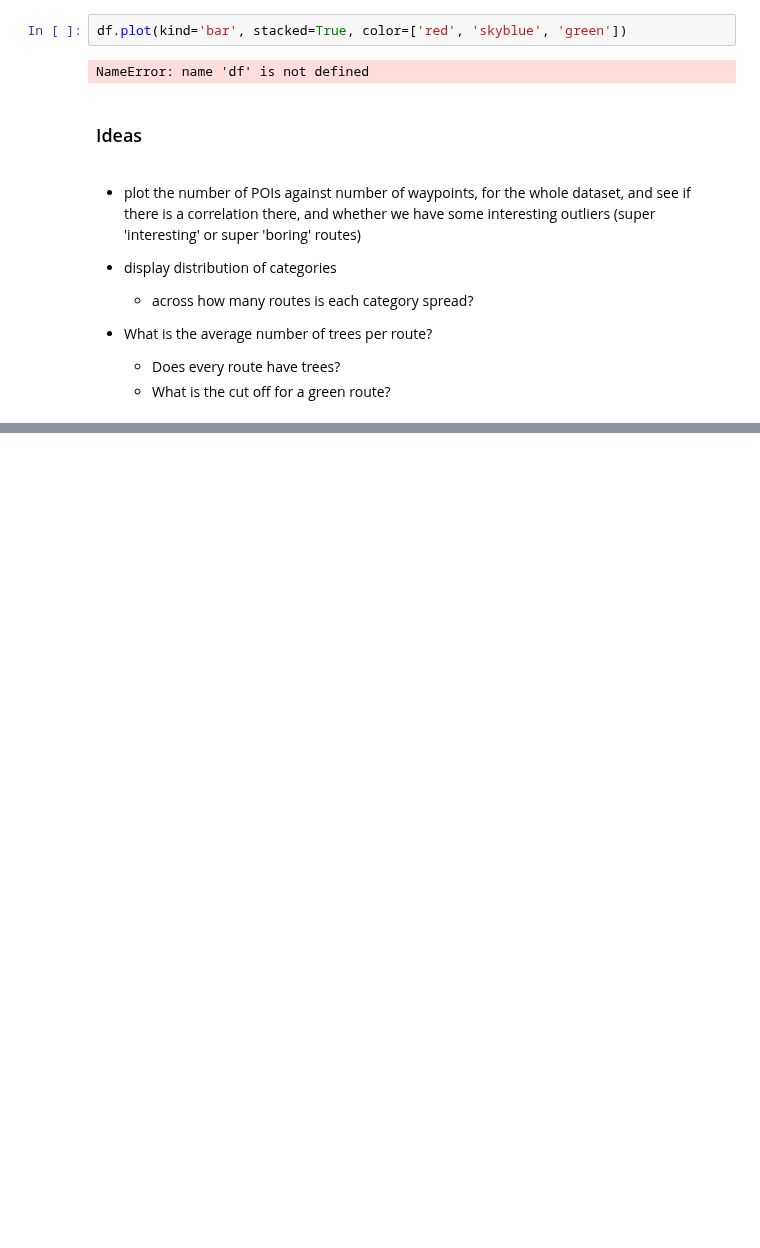
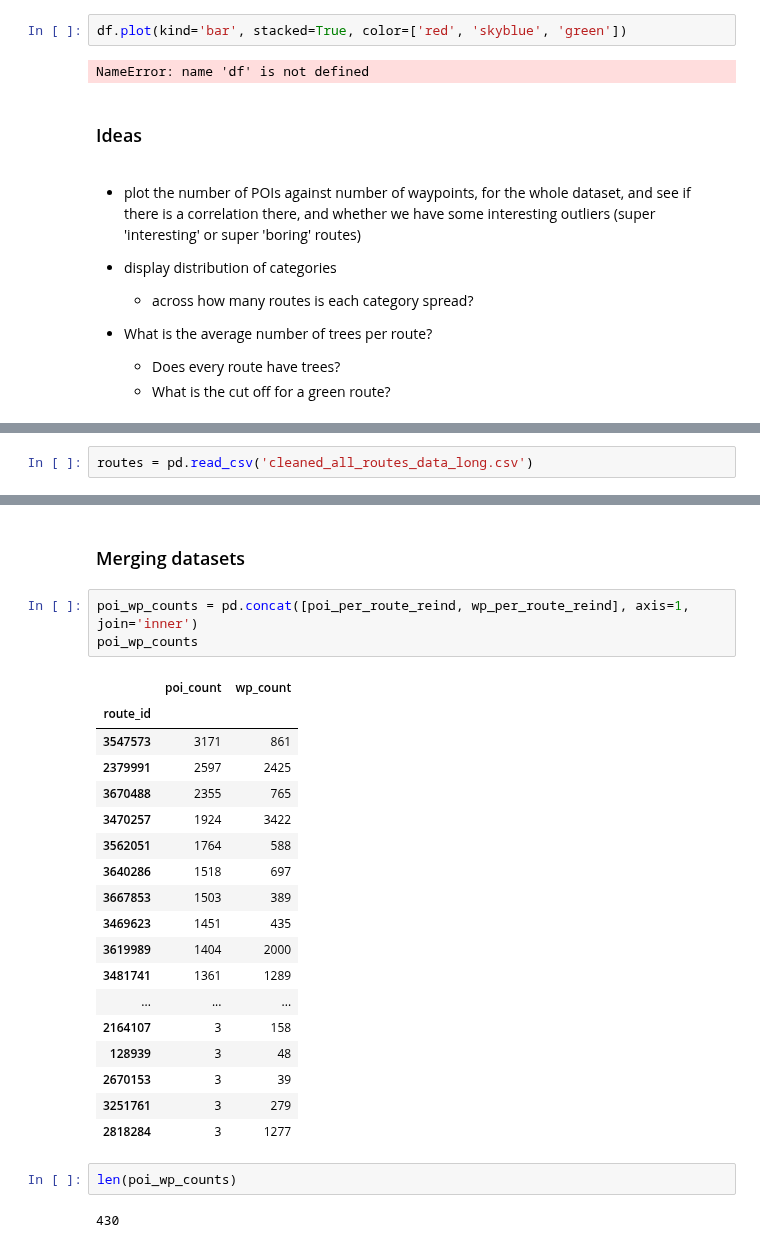
Before and after one commit to TechLabs-Berlin/wt21-way-to-go, a Jupyter notebook: data_visualisation/data_visualisation_emilio.ipynb, the cells around one changed output, grey strips where cells are left out. Cells and saved outputs as stored; diff of their text form; blank space fills up the shorter version.

```diff
--- a/data_visualisation/data_visualisation_emilio.ipynb
+++ b/data_visualisation/data_visualisation_emilio.ipynb
@@ -129,0 +134,2 @@ NameError: name 'df' is not defined
+# %%
+routes = pd.read_csv('cleaned_all_routes_data_long.csv')
@@ -129,0 +218,28 @@ NameError: name 'df' is not defined
+# %% [markdown]
+### Merging datasets
+# %%
+poi_wp_counts = pd.concat([poi_per_route_reind, wp_per_route_reind], axis=1, join='inner')
+poi_wp_counts
+# %% [output]
+|  | poi_count | wp_count |
+| route_id |  |  |
+| 3547573 | 3171 | 861 |
+| 2379991 | 2597 | 2425 |
+| 3670488 | 2355 | 765 |
+| 3470257 | 1924 | 3422 |
+| 3562051 | 1764 | 588 |
+| 3640286 | 1518 | 697 |
+| 3667853 | 1503 | 389 |
+| 3469623 | 1451 | 435 |
+| 3619989 | 1404 | 2000 |
+| 3481741 | 1361 | 1289 |
+| ... | ... | ... |
+| 2164107 | 3 | 158 |
+| 128939 | 3 | 48 |
+| 2670153 | 3 | 39 |
+| 3251761 | 3 | 279 |
+| 2818284 | 3 | 1277 |
+# %%
+len(poi_wp_counts)
+# %% [output]
+430
```
Also changed, not shown: parts of 25 cells of this notebook.
